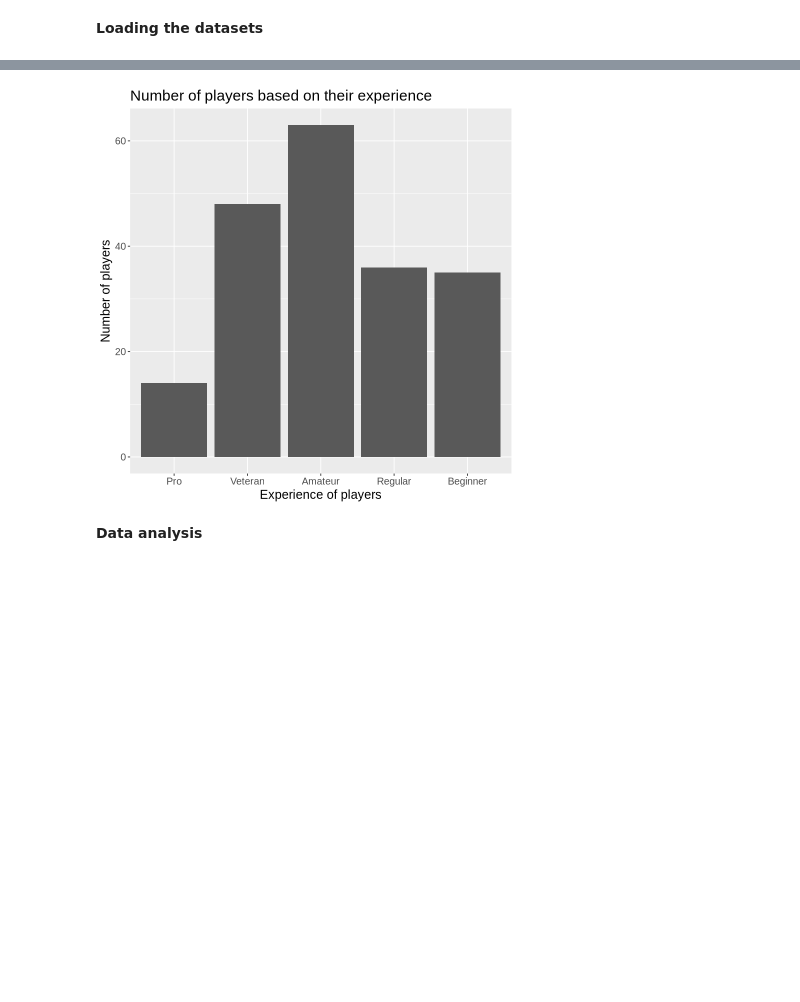
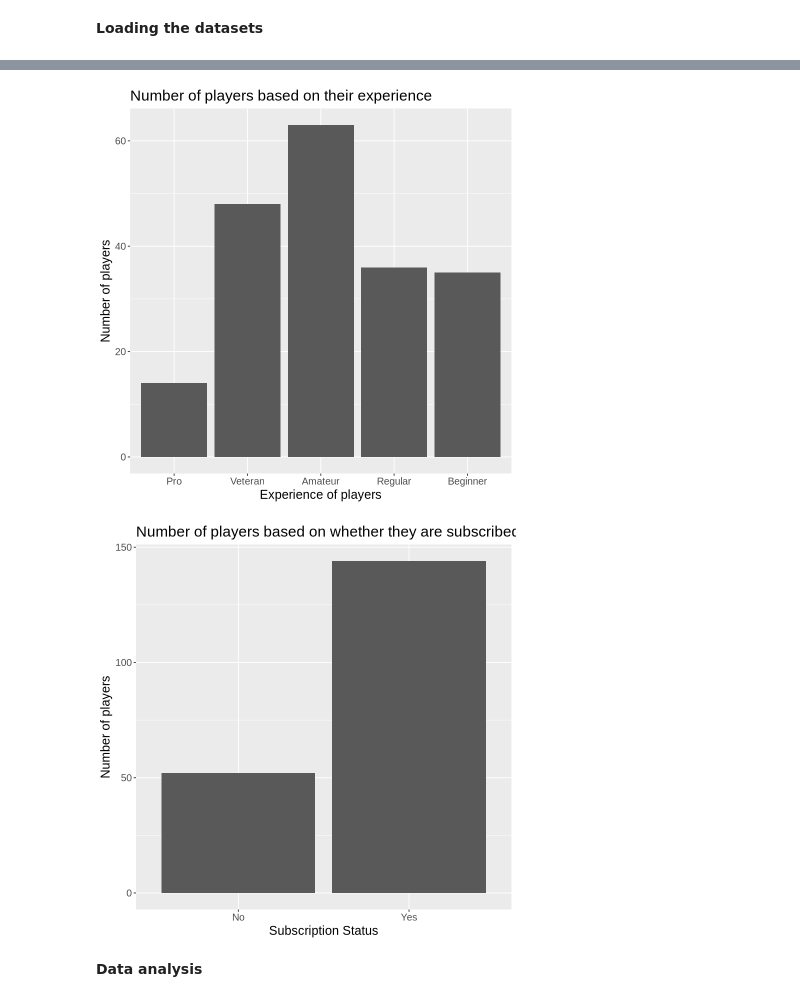
Before and after one commit to duybau2006/Data-Science-100-Group-Project, a Jupyter notebook: Group Project Final Report.ipynb, the cells around one changed output, grey strips where cells are left out. Cells and saved outputs as stored; diff of their text form; code cells hidden in the pictures; blank space fills up the shorter version.

```diff
--- a/Group Project Final Report.ipynb
+++ b/Group Project Final Report.ipynb
@@ -179,25 +219,29 @@ A tibble: 1 × 1
 # %%
 #Bar graph of the level of experience of players
 player_experience_plot <- player_experience |>
     ggplot(aes(x = experience, y = count)) +
     geom_bar(stat = "identity") +
     labs(x = "Experience of players",
          y = "Number of players") +
     ggtitle("Number of players based on their experience") +
     theme(text = element_text(size = 15))
 player_experience_plot
 
 #Bar graph of the subscription of players
-player_experience_plot <- player_experience |>
-    ggplot(aes(x = experience, y = count)) +
+player_subscribe_plot <- player_subscribed |>
+    ggplot(aes(x = subscribe, y = count)) +
     geom_bar(stat = "identity") +
-    labs(x = "Experience of players",
+    labs(x = "Subscription Status",
          y = "Number of players") +
-    ggtitle("Number of players based on their experience") +
+    ggtitle("Number of players based on whether they are subscribed or not") +
     theme(text = element_text(size = 15))
-player_experience_plot
+player_subscribe_plot
+
+#Bar graph of proportions of each level of experience that subscribed and not
+#player_subscribe_experience
 # %% [output]
 [figure]
+[figure, added]
 # %% [markdown]
 **Data analysis**
 # %%
```
Also changed, not shown: parts of 7 cells of this notebook.
